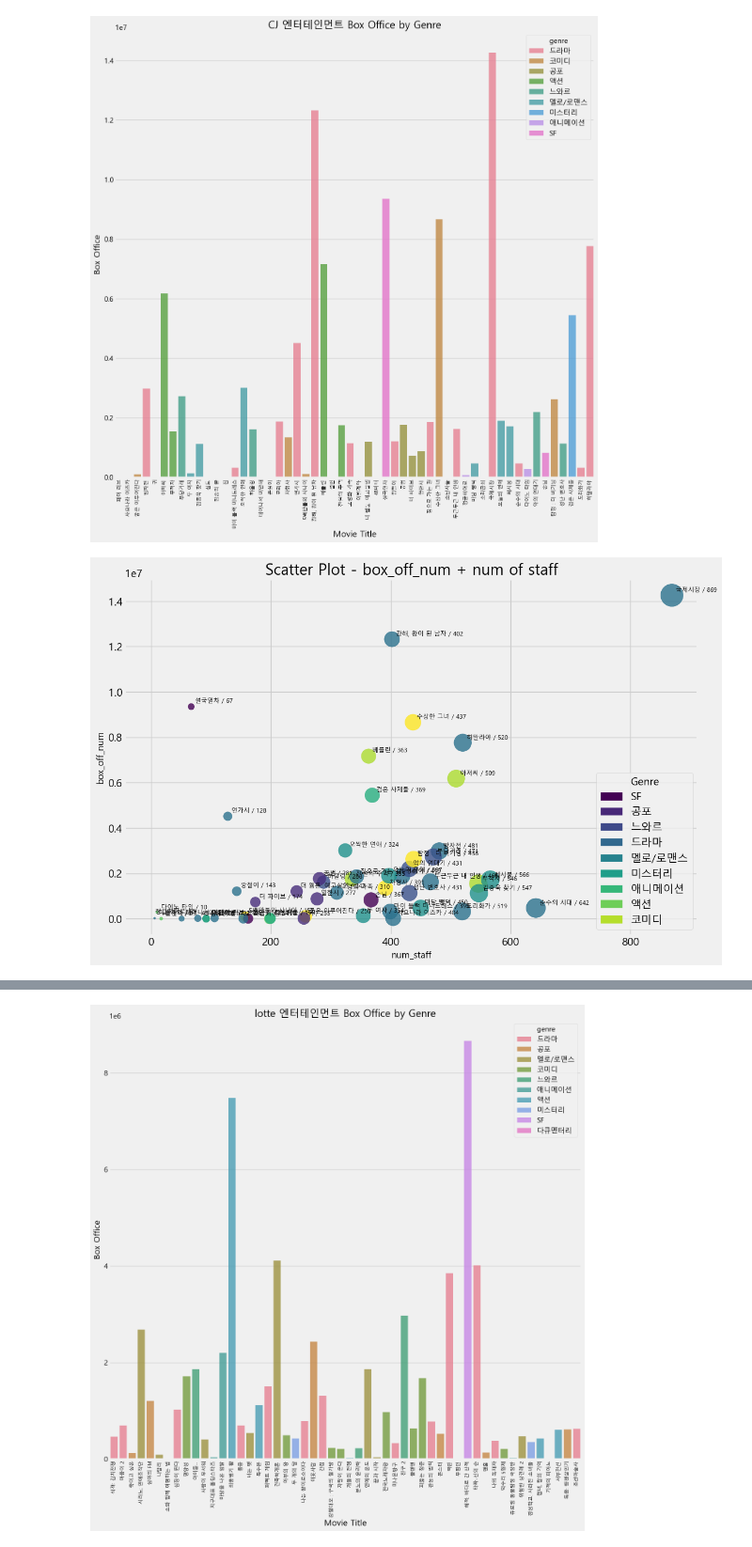
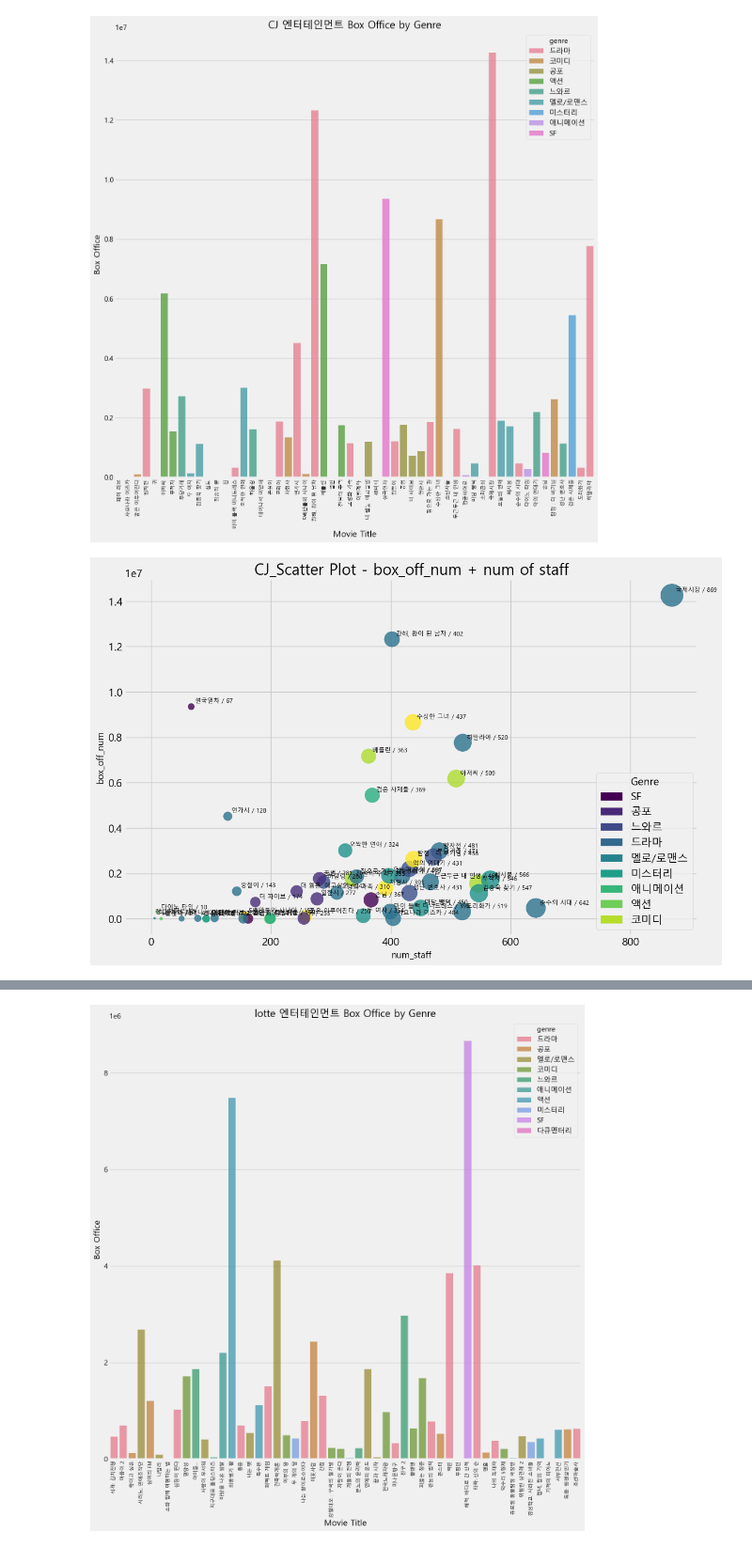
Before and after one commit to jungwon23/Jung-won, a Jupyter notebook: YB_2_miniproject_1.ipynb, the cells around one changed output, grey strips where cells are left out. Shown at 94% size. Saved outputs shown, nothing was run; the diff lists cells and outputs as text; code cells hidden in the pictures.

```diff
--- a/YB_2_miniproject_1.ipynb
+++ b/YB_2_miniproject_1.ipynb
@@ -665,36 +645,38 @@ import matplotlib.patches as mpatches
 
 plt.figure(figsize=(12,8))
 
+le = LabelEncoder()
+sort_CJ_data['genre_code'] = le.fit_transform(sort_CJ_data['genre'])
 
 plt.scatter(sort_CJ_data['num_staff'], sort_CJ_data['box_off_num'], s=sort_CJ_data['num_staff'], c=sort_CJ_data['genre_code'], cmap='viridis', alpha=0.8)
 ## genre가 문자열 정보임. 범주형 변수로 변환하지 않아서 해당 정보를 바로 C랑 연결지으면 오류가 생김. --> 범주형 변수화 필요 (Label encoding 이용)
 
 plt.xlabel("num_staff", fontsize=12)
 plt.ylabel("box_off_num", fontsize=12)
-plt.title('Scatter Plot - box_off_num + num of staff')
+plt.title('CJ_Scatter Plot - box_off_num + num of staff')
 
 cmap = plt.get_cmap('viridis')    ## 위에서 사용한 컬러맵 가져옴
 unique_codes = range(len(le.classes_)) ## le.classes = Label encoding 후 결과 가지고 있는 클래스!
 
 handles = [
     mpatches.Patch(color=cmap(code / len(le.classes_)), label=genre)
     ## legend에 표시되는 색상 블록 생성.
     ## code = 장르의 인코딩 값!
 
     for code, genre in zip(unique_codes, le.classes_)
     ##zip = 여러개의 반복 가능한 객체를 순회하면서 동일한 인덱스의 요소를 하나로 묶어주는 함수!!
 ]
 
 plt.legend(handles=handles, title="Genre")
 
 
 for idx, row in sort_CJ_data.iterrows():
     label_text = f"{row['title']} / {row['num_staff']}"
     # 각 데이터 포인트 좌표에 약간의 오프셋을 주어 텍스트가 겹치지 않도록 함
     plt.annotate(label_text, (row['num_staff'], row['box_off_num']), textcoords="offset points", xytext=(5, 5), fontsize=8, color='black')
 
 plt.show()
 # %% [output]
-[figure, old version]
+[figure, new version]
 # %%
 plt.figure(figsize=(12,8))
```
Also changed, not shown: parts of 11 cells of this notebook.
